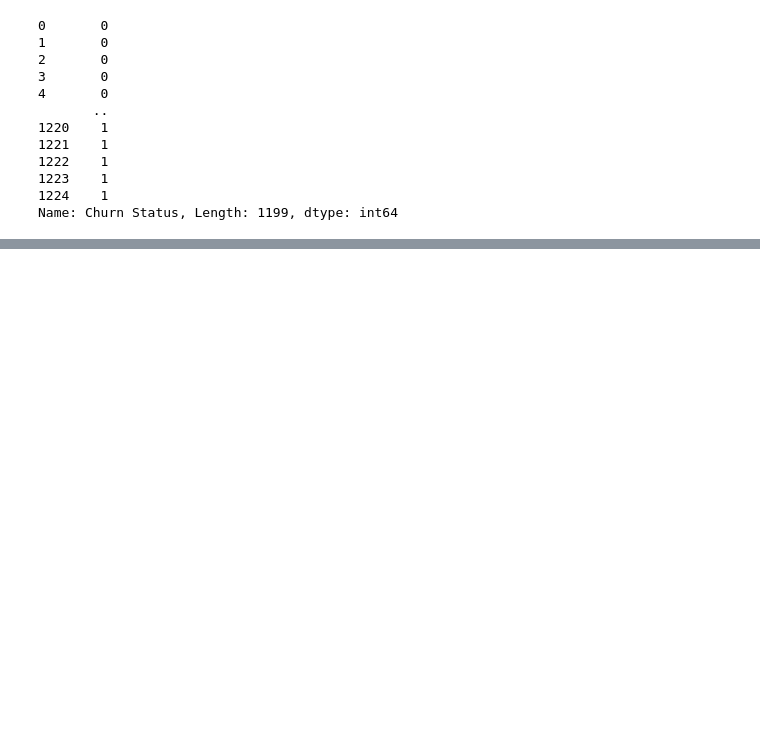
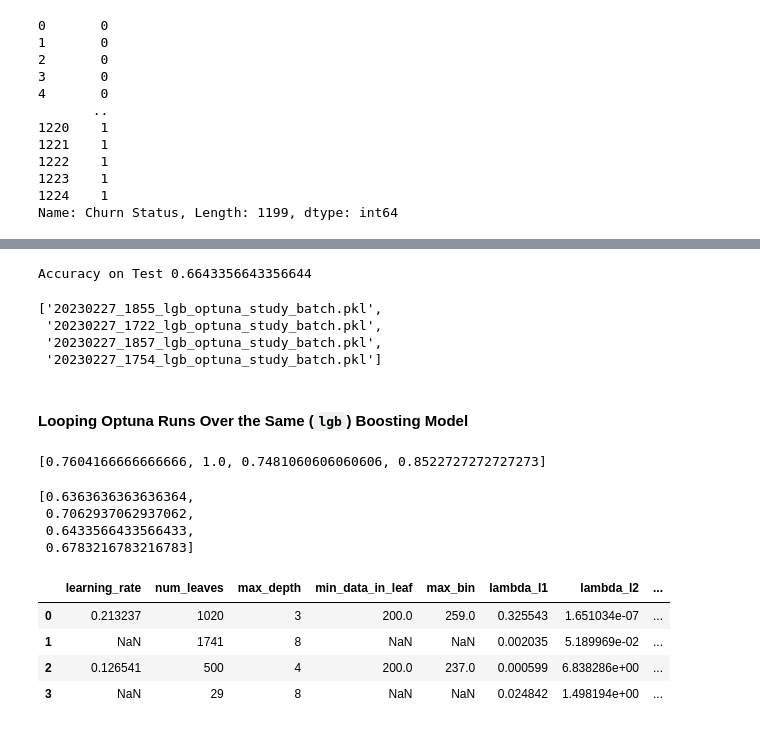
Before and after one commit to falken1983/PDS01_datathon, a Jupyter notebook: lightgbm_optuned_handler.ipynb, the cells around one changed output, grey strips where cells are left out. Drawn from its saved outputs; the diff is of its cells as text; code cells hidden in the pictures; blank space fills up the shorter version.

```diff
--- a/lightgbm_optuned_handler.ipynb
+++ b/lightgbm_optuned_handler.ipynb
@@ -492,0 +734,3 @@ Name: Churn Status, Length: 1199, dtype: int64
+# %%
+dtrain = lgb.Dataset(X, label=y)
+lgb.train(params, dtrain)
@@ -492,0 +753,69 @@ Name: Churn Status, Length: 1199, dtype: int64
+# %%
+
+test_preds = gbm.predict(valid_x)
+test_pred_labels = np.rint(test_preds)
+real_world_accuracy = sklearn.metrics.accuracy_score(y_test, test_pred_labels)
+print(f"Accuracy on Test {real_world_accuracy}")
+# %% [output]
+Accuracy on Test 0.6643356643356644
+# %%
+import os
+
+def get_files(path):
+    for file in os.listdir(path):
+        if os.path.isfile(os.path.join(path, file)):
+            yield file
+# %%
+list(get_files("./optuna_runs/"))
+# %% [output]
+['20230227_1855_lgb_optuna_study_batch.pkl',
+ '20230227_1722_lgb_optuna_study_batch.pkl',
+ '20230227_1857_lgb_optuna_study_batch.pkl',
+ '20230227_1754_lgb_optuna_study_batch.pkl']
+# %% [markdown]
+#### Looping Optuna Runs Over the Same (`lgb`) Boosting Model
+# %%
+RUNS_PATH = "./optuna_runs"
+
+train_accuracies = list()
+test_accuracies = list()
+best_params = list()
+
+# Initializing lgb Dataset for Train is external to Params
+
+for run in list(get_files(RUNS_PATH)):
+    jl = joblib.load(RUNS_PATH + "/" + run)
+    params = jl.best_params
+    best_params.append(params)
+    params.update(fixed_params)
+    dtrain = lgb.Dataset(X,label=y)
+
+    # Refit
+    gbm = lgb.train(params, dtrain)
+    # Metrics on Train
+    preds = gbm.predict(X)
+    pred_labels = np.rint(preds)
+    train_accuracies.append(sklearn.metrics.accuracy_score(y, pred_labels))
+    # Metrics on Test (Real-World)
+    test_preds = gbm.predict(valid_x)
+    test_pred_labels = np.rint(test_preds)
+    test_accuracies.append(sklearn.metrics.accuracy_score(y_test, test_pred_labels))
+# %%
+train_accuracies
+# %% [output]
+[0.7604166666666666, 1.0, 0.7481060606060606, 0.8522727272727273]
+# %%
+test_accuracies
+# %% [output]
+[0.6363636363636364,
+ 0.7062937062937062,
+ 0.6433566433566433,
+ 0.6783216783216783]
+# %%
+pd.DataFrame(best_params)
+# %% [output]
+|  | learning_rate | num_leaves | max_depth | min_data_in_leaf | max_bin | lambda_l1 | lambda_l2 | ... |
+| 0 | 0.213237 | 1020 | 3 | 200.0 | 259.0 | 0.325543 | 1.651034e-07 | ... |
+| 1 | NaN | 1741 | 8 | NaN | NaN | 0.002035 | 5.189969e-02 | ... |
+| 2 | 0.126541 | 500 | 4 | 200.0 | 237.0 | 0.000599 | 6.838286e+00 | ... |
+| 3 | NaN | 29 | 8 | NaN | NaN | 0.024842 | 1.498194e+00 | ... |
```
Also changed, not shown: parts of 37 cells of this notebook, 7 other files.
